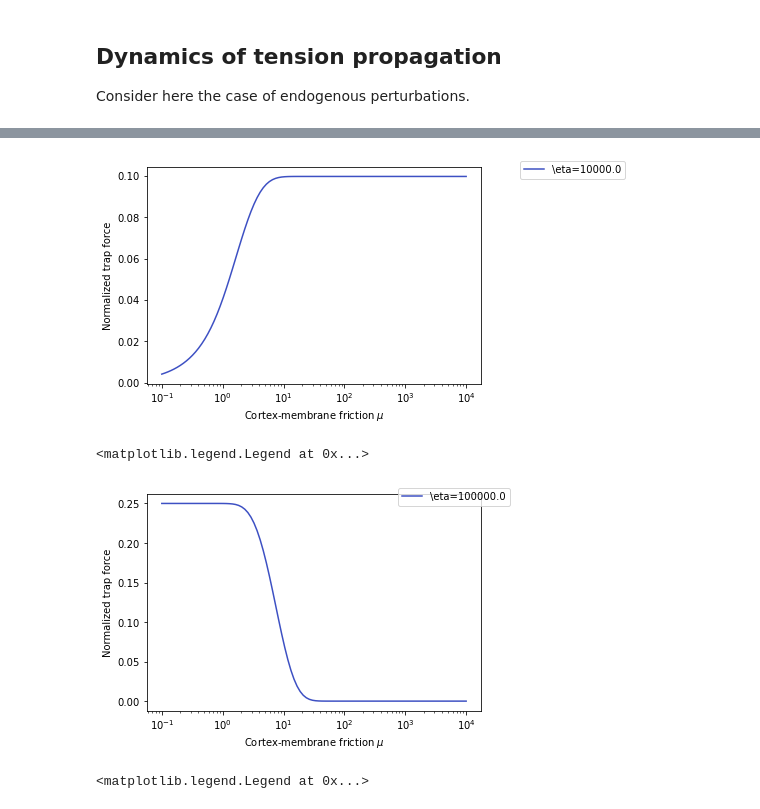
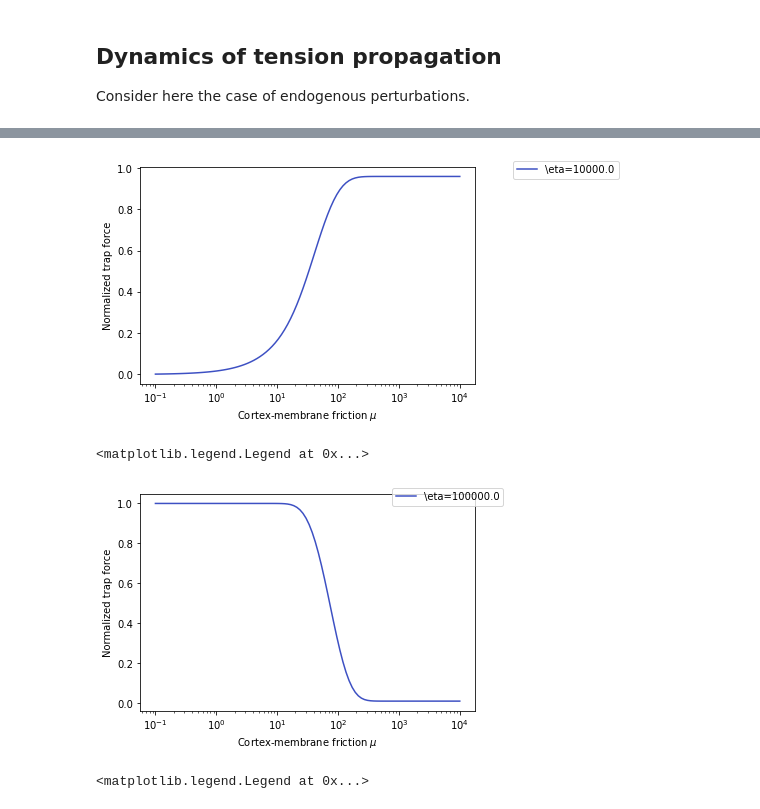
Before and after one commit to VirtualEmbryo/membrane-cortex-tension, a Jupyter notebook: main.ipynb, the cells around one changed output, grey strips where cells are left out. Cells and saved outputs as stored; diff of their text form; code cells hidden in the pictures.

```diff
--- a/main.ipynb
+++ b/main.ipynb
@@ -103,7 +103,7 @@ imposed_displacement = 0.01 * L    # [um]  imposed displacement 5% of the membra
 imposed_velocity = 0.0
 time_step = 0.1
 
-tf = 10
+tf = 5
 average_force = []
 time_current = 0
 i = 0
@@ -138,7 +138,7 @@ while time_current< tf:
         membrane_force = project(k*problem.q_solution.sub(0).dx(0), problem.Q.sub(0).collapse())
         average_force= np.append(average_force, membrane_force(L/2))
 
-        if i%20 == 0:
+        if i%10 == 0:
                 plt.figure(1)
                 plot(membrane_force, label=f"t={time_current:1.1f}",color=cm.coolwarm(i/(total_steps)))
         time_current += time_step
@@ -217,10 +217,10 @@ Consider here the case of endogenous perturbations.
 # %%
 n_elements = 200
 # Physical parameters
-k = 100.                # [pN/um]
-L = 20.                # [um] System size length
-eta = 10000            # [pN s/ um] 2D viscosity of the cortex
-mu = 100               # [pN s/um^3] friction coefficient
+# k = 100.                # [pN/um]
+# L = 20.                # [um] System size length
+# eta = 10000            # [pN s/ um] 2D viscosity of the cortex
+# mu = 100               # [pN s/um^3] friction coefficient
 
 imposed_displacement = 0.01 * L    # [um]  imposed displacement 5% of the membrane length
 imposed_velocity = 0.1
@@ -246,14 +246,14 @@ bc = ([DirichletBC(problem.Q, Constant((0.,0.)), left_end),
                 DirichletBC(problem.Q.sub(1), problem.imposed_velocity, right_end),
                 DirichletBC(problem.Q.sub(0), problem.imposed_displacement, right_end)])
 
-tf = 600
+tf = 1500
 time_step = 1
 average_force = []
 time = []
 while time_current< tf:
-        if time_current < 200:
+        if time_current < 500:
             problem.imposed_velocity = .0
-        elif time_current < 400:
+        elif time_current < 1000:
             problem.imposed_velocity = .02
         else:
             problem.imposed_velocity = .0
@@ -297,42 +297,44 @@ i = 0
 tf = 10
 imposed_displacement = 0.0*L
 imposed_velocity = 0.02
-k = 25                 # [pN/um]
-L = 50.                # [um] System size length
-eta = 10000
+
+
+# k = 25                 # [pN/um]
+# L = 50.                # [um] System size length
+# eta = 10000
 time_step = 0.1
 
 average_force = []
 time = []
 force_at_time_t = []
 for mu in Mu:
     average_force = []
     problem = Solver(L,
                     n_elements,
                     k,
                     eta,
                     mu,
                     imposed_displacement,
                     imposed_velocity,
                     time_step)
     bc = ([DirichletBC(problem.Q, Constant((0.,0.)), left_end),
             DirichletBC(problem.Q.sub(1), problem.imposed_velocity, right_end),
             DirichletBC(problem.Q.sub(0), problem.imposed_displacement, right_end)])
     average_force = trap_force(problem, bc,time_step, tf)
     force_at_time_t = np.append(force_at_time_t, average_force[-1])
 
 i+=1
 
 plt.figure(1)
 plt.semilogx(Mu,force_at_time_t, label=f"\eta={eta:1.1f}",color=cm.coolwarm(i/len(Mu)))
 
 plt.xlabel(r'Cortex-membrane friction $\mu$')
 plt.ylabel('Normalized trap force')
 plt.legend(loc='upper left')
 plt.legend(bbox_to_anchor=(1.1, 1.05))
 from tikzplotlib import save as tikz_save
 # %% [output]
-[figure, old version]
+[figure, new version]
 # %%
 def trap_force(problem, bc, time_step,tf):
     time_current = 0
@@ -354,8 +356,8 @@ i = 0
 tf = 10
 imposed_displacement = 0.01*L
 imposed_velocity = 0.0
-k = 10                 # [pN/um]
-L = 20.                # [um] System size length
+# k = 10                 # [pN/um]
+# L = 20.                # [um] System size length
 eta = 100000
 time_step = 0.1
 
@@ -389,7 +391,7 @@ plt.legend(loc='upper left')
 plt.legend(bbox_to_anchor=(1.1, 1.05))
 # %% [output]
 <matplotlib.legend.Legend at 0x...>
-[figure, old version]
+[figure, new version]
 # %%
 Eta = np.logspace(1,5, num = 8)
 Mu = np.logspace(-1, 4.0, num=50)
```
Also changed, not shown: parts of 7 cells of this notebook.
